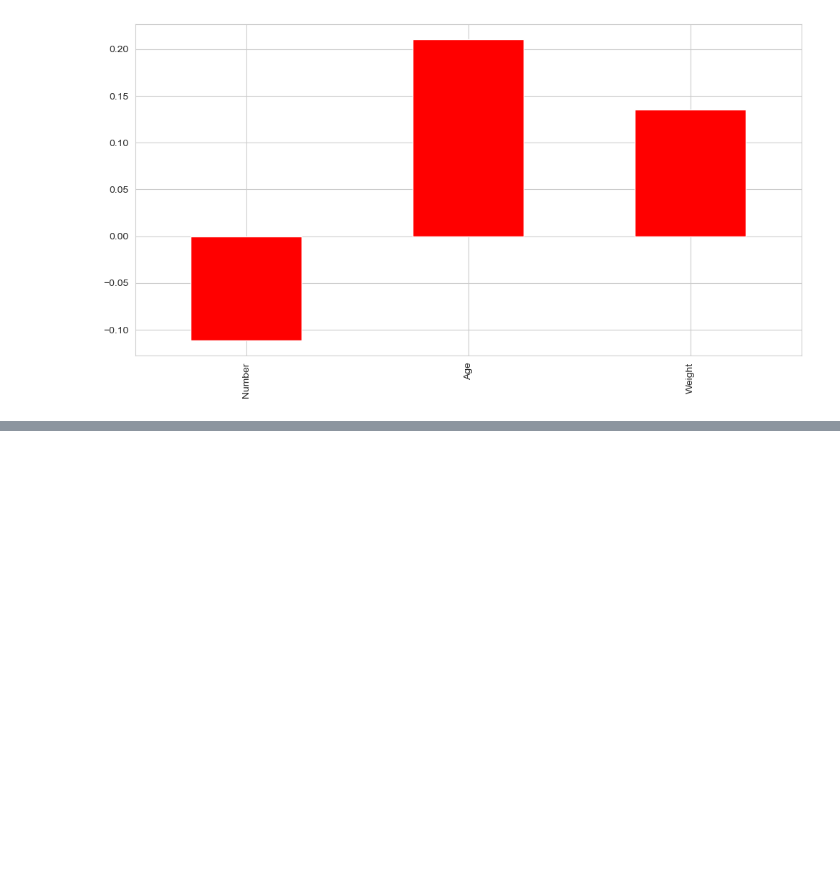
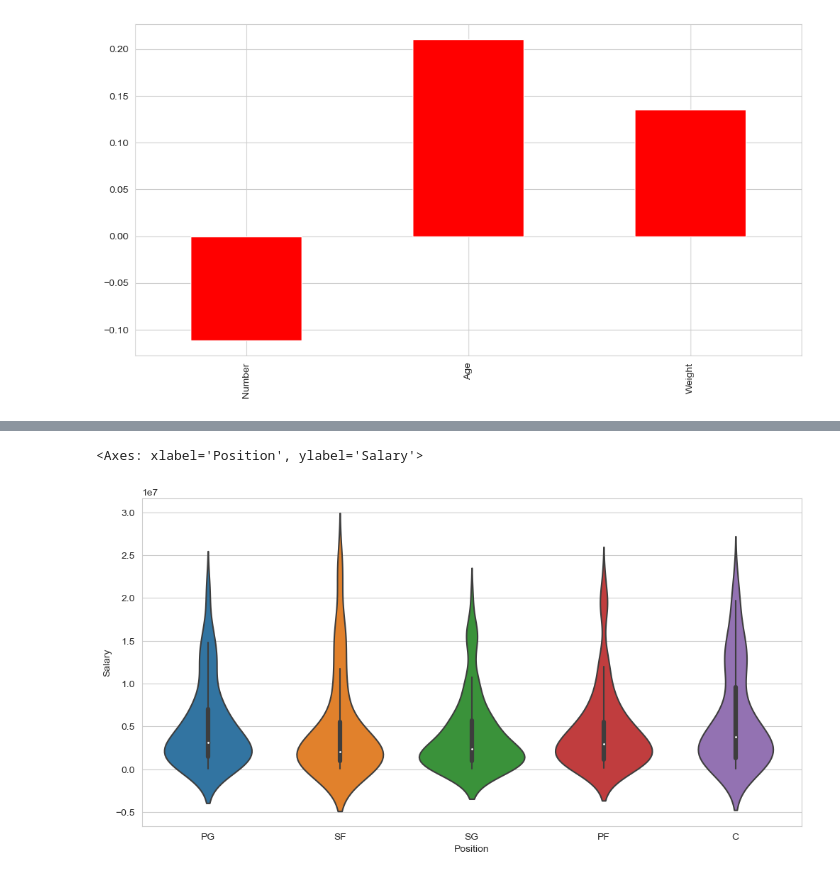
Before and after one commit to debasishnayak12/ML_Project, a Jupyter notebook: Machine Learning Day-1.ipynb, the cells around one changed output, grey strips where cells are left out. Saved outputs shown, nothing was run; the diff lists cells and outputs as text; code cells hidden in the pictures; blank space fills up the shorter version.

```diff
--- a/Machine Learning Day-1.ipynb
+++ b/Machine Learning Day-1.ipynb
@@ -234,0 +247,4 @@ corr_with_target(df)
+# %%
+plt.figure(figsize=[12,6])
+sns.violinplot(data=df,x='Position',y='Salary')
+# %% [output]
@@ -234,0 +253,2 @@ corr_with_target(df)
+<Axes: xlabel='Position', ylabel='Salary'>
+[figure, added]
```
Also changed, not shown: parts of 32 cells of this notebook.
